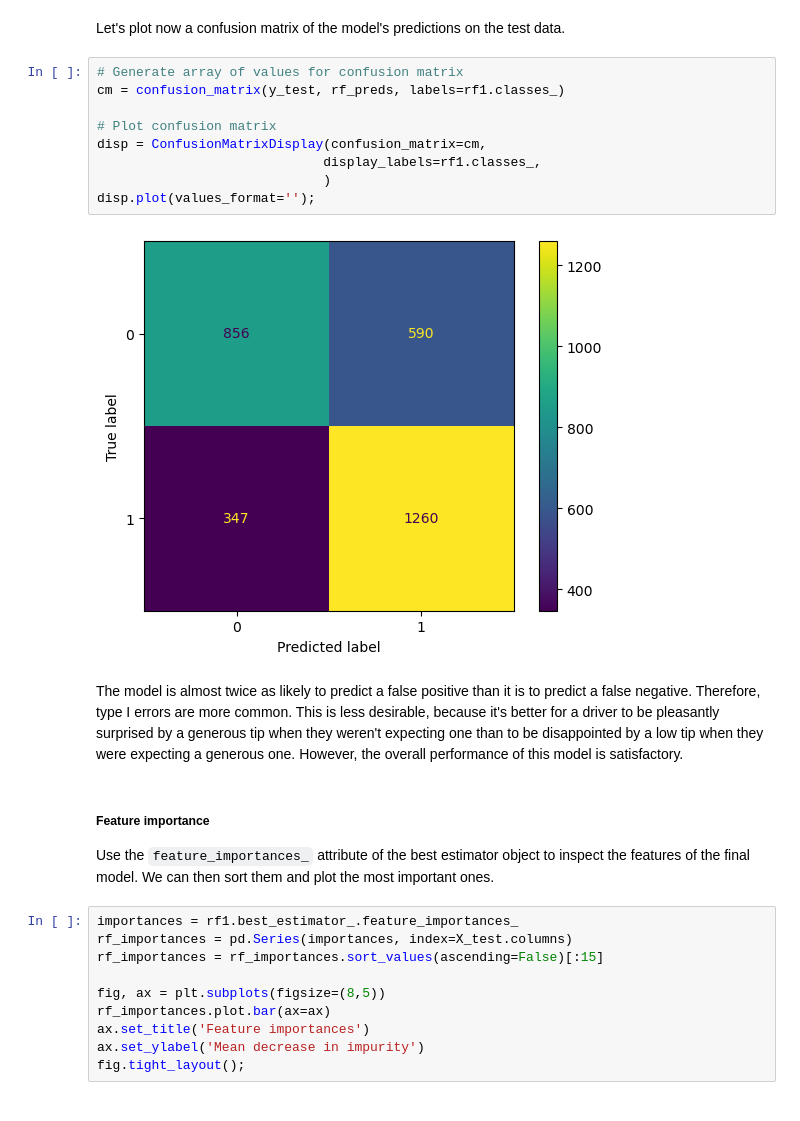
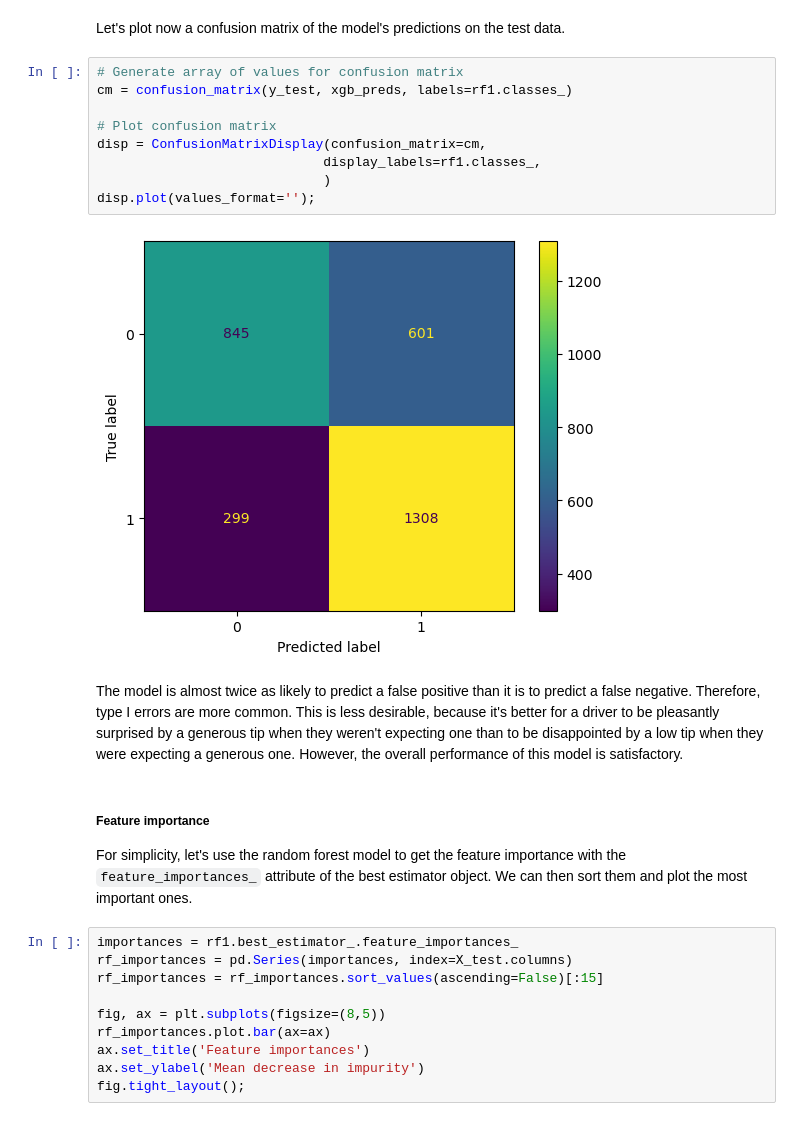
Before and after one commit to dparedesh/AB-testing, a Jupyter notebook: machine-learning/automatidata_machine-learning.ipynb, the cells around one changed output. Saved outputs shown, nothing was run; the diff lists cells and outputs as text.

Commit message:
adding final model

```diff
--- a/machine-learning/automatidata_machine-learning.ipynb
+++ b/machine-learning/automatidata_machine-learning.ipynb
@@ -708,21 +708,21 @@ Both models have similar scores, with **XGBoost** having a slightly better perfo
 Let's plot now a confusion matrix of the model's predictions on the test data.
 # %%
 # Generate array of values for confusion matrix
-cm = confusion_matrix(y_test, rf_preds, labels=rf1.classes_)
+cm = confusion_matrix(y_test, xgb_preds, labels=rf1.classes_)
 
 # Plot confusion matrix
 disp = ConfusionMatrixDisplay(confusion_matrix=cm,
                              display_labels=rf1.classes_,
                              )
 disp.plot(values_format='');
 # %% [output]
-[figure, old version]
+[figure, new version]
 # %% [markdown]
 The model is almost twice as likely to predict a false positive than it is to predict a false negative. Therefore, type I errors are more common. This is less desirable, because it's better for a driver to be pleasantly surprised by a generous tip when they weren't expecting one than to be disappointed by a low tip when they were expecting a generous one. However, the overall performance of this model is satisfactory.
 # %% [markdown]
 ##### Feature importance
 
-Use the `feature_importances_` attribute of the best estimator object to inspect the features of the final model. We can then sort them and plot the most important ones.
+For simplicity, let's use the random forest model  to get the feature importance with the `feature_importances_` attribute of the best estimator object. We can then sort them and plot the most important ones.
 # %%
 importances = rf1.best_estimator_.feature_importances_
 rf_importances = pd.Series(importances, index=X_test.columns)
```
Also changed, not shown: parts of 2 cells of this notebook.
